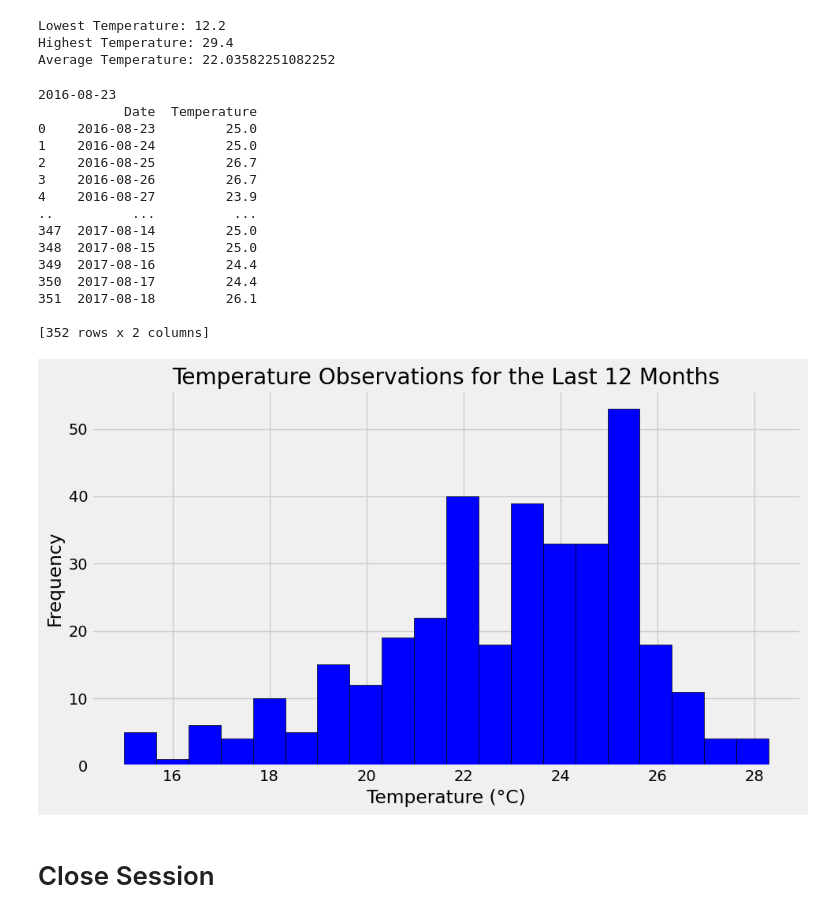
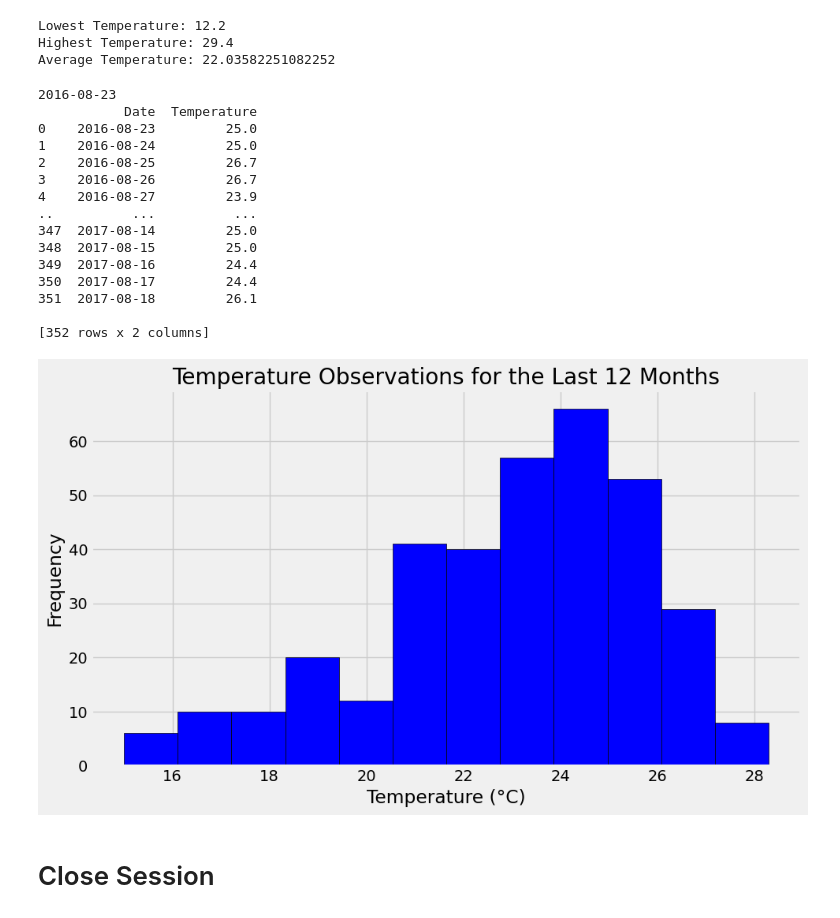
Before and after one commit to Rock2638/sqlalchemy-challenge, a Jupyter notebook: SurfsUp/climate_starter.ipynb, the cells around one changed output. Saved outputs shown, nothing was run; the diff lists cells and outputs as text; code cells hidden in the pictures.

```diff
--- a/SurfsUp/climate_starter.ipynb
+++ b/SurfsUp/climate_starter.ipynb
@@ -180,9 +179,7 @@ Average Temperature: 22.03582251082252
 # Using the most active station id
 # Query the last 12 months of temperature observation data for this station and plot the results as a histogram
 
-# Calculate the date 12 months ago from today
-# No data available if using date 12 months from today.  Used 12 months from last date in the data
-# twelve_months_ago = (dt.today() - timedelta(days=365)).date()
+# Use 12 months from last date in the data
 twelve_months_ago = (most_recent_date_dt- timedelta(days=365)).date()
 print (twelve_months_ago)
 
@@ -200,42 +197,39 @@ temperature_data
 # # Convert the query results to a DataFrame
 temperature_df = pd.DataFrame(temperature_data, columns=['Date', 'Temperature'])
 
-# # Convert the 'Date' column to datetime format
-# temperature_df['Date'] = pd.to_datetime(temperature_df['Date'])
-
 # # Display the DataFrame
 print(temperature_df)
 
 # Plot the data as a histogram
 plt.figure(figsize=(10, 6))
-plt.hist(temperature_df['Temperature'], bins=20, color='blue', edgecolor='black')
+plt.hist(temperature_df['Temperature'], bins=12, color='blue', edgecolor='black')
 
 # # Set the title and labels
 plt.title('Temperature Observations for the Last 12 Months')
 plt.xlabel('Temperature (°C)')
 plt.ylabel('Frequency')
 
 # # Show the plot
 plt.grid(True)
 plt.tight_layout()
 plt.show()
 # %% [output]
 2016-08-23
            Date  Temperature
 0    2016-08-23         25.0
 1    2016-08-24         25.0
 2    2016-08-25         26.7
 3    2016-08-26         26.7
 4    2016-08-27         23.9
 ..          ...          ...
 347  2017-08-14         25.0
 348  2017-08-15         25.0
 349  2017-08-16         24.4
 350  2017-08-17         24.4
 351  2017-08-18         26.1
 
 [352 rows x 2 columns]
-[figure, old version]
+[figure, new version]
 # %% [markdown]
 # Close Session
 # %%
```
Also changed, not shown: parts of 3 cells of this notebook, 1 other file.
